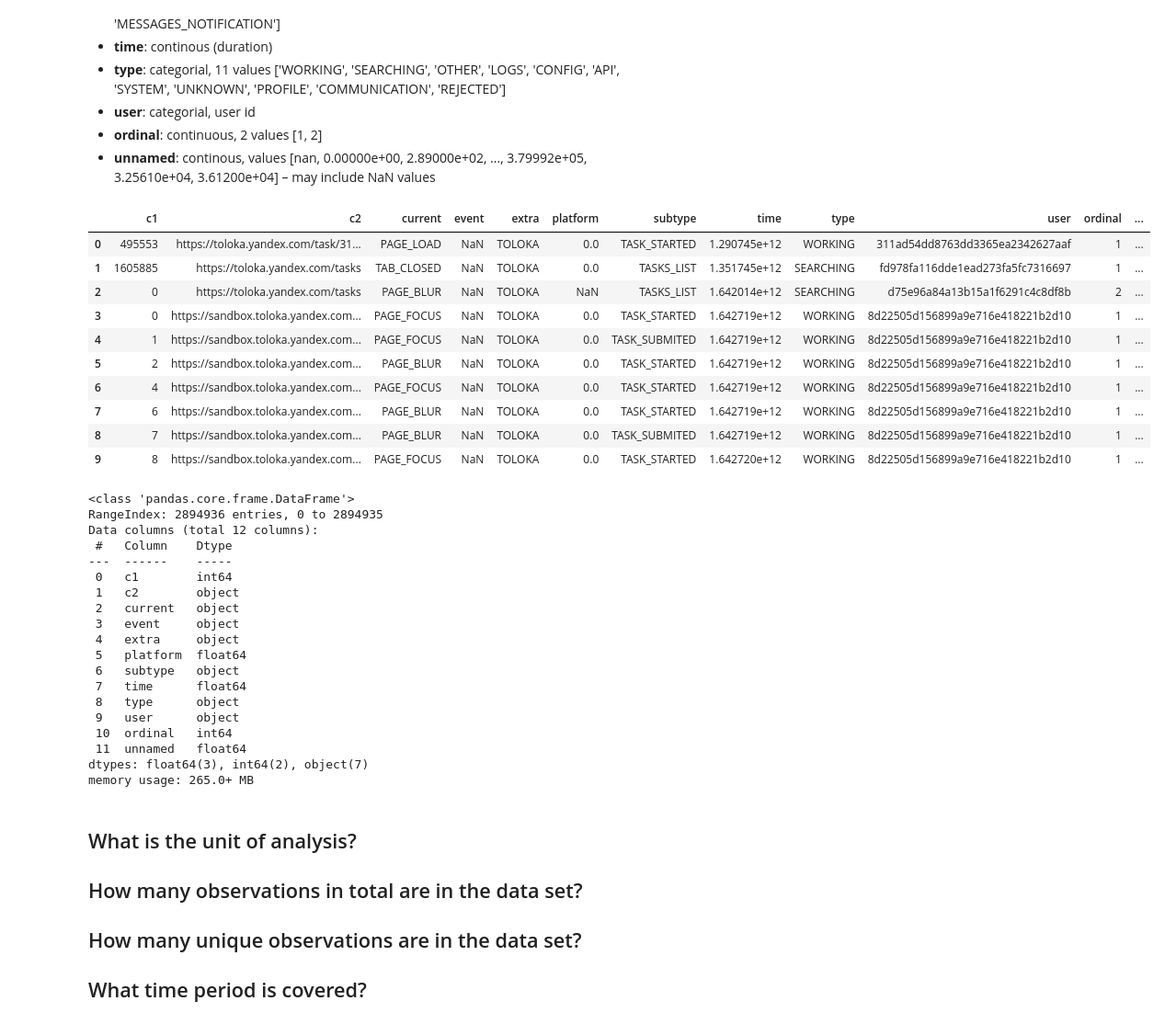
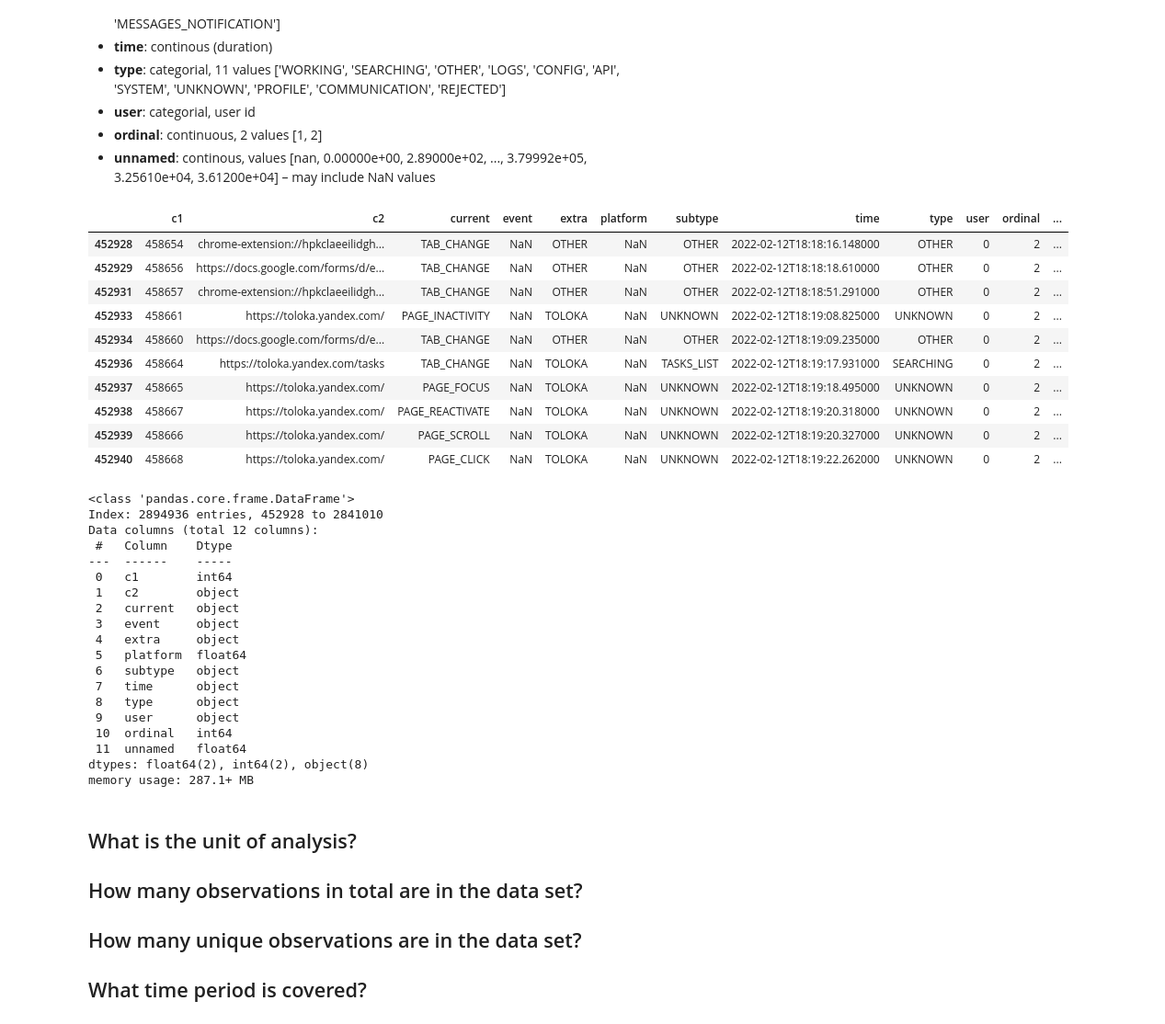
Before and after one commit to ztraboo/cpsc-6300-course-project, a Jupyter notebook: Checkpoint 1/online_workers_checkpoint1.ipynb, the cells around one changed output. Shown: that part at 92% size. Saved outputs shown, nothing was run; the diff lists cells and outputs as text; code cells hidden in the pictures.

Commit message:
Added in data converter for epoch timestamp to datetime and sorted the dataframe by this time.

```diff
--- a/Checkpoint 1/online_workers_checkpoint1.ipynb
+++ b/Checkpoint 1/online_workers_checkpoint1.ipynb
@@ -59,3 +59,19 @@ from sklearn.metrics import auc
 from sklearn.metrics import mean_squared_error
 
 import warnings
+# %%
+from datetime import datetime
+
+# Generic functions for cleaning the data
+def convert_epoch_time_to_datetime(epoch_time: int):
+    """
+    Takes an epoch timestamp and converts it to datetime format
+    Ref:
+    https://www.pythonforbeginners.com/basics/convert-epoch-to-datetime-in-python
+    https://stackoverflow.com/questions/49710963/converting-13-digit-unixtime-in-ms-to-timestamp-in-python
+    """
+    # Divide by 1,000 to remove ms time
+    return datetime.fromtimestamp(int(epoch_time)/1000).isoformat()
+
+# Testing the epoch time conversion
+# print(convert_epoch_time_to_datetime(1588994215395))
@@ -273,30 +293,36 @@ We read in and clean the data from `toloka_telemetry_db.csv`.
 # %%
 # Define columns for data
 columns = ['c1', 'c2', 'current', 'event', 'extra', 'platform', 'subtype', 'time', 'type', 'user', 'ordinal', 'unnamed']
 
 # Read the data into a dataframe (this has a header so remove row 0)
 df_toloka = pd.read_csv("../data/toloka_telemetry_db.csv", encoding='utf-8', header=0, names=columns)
 
+# Convert the epoch timestamp to datetime
+df_toloka['time']=df_toloka.time.map(convert_epoch_time_to_datetime)
+
+# Sort by user then by time
+df_toloka = df_toloka.sort_values(by=['user', 'time'], ascending=[True, True])
+
 #Examine the first few rows of the dataframe
 df_toloka.head(10)
 # %% [output]
 |  | c1 | c2 | current | event | extra | platform | subtype | time | type | user | ordinal | ... |
-| 0 | 495553 | https://toloka.yandex.com/task/31... | PAGE_LOAD | NaN | TOLOKA | 0.0 | TASK_STARTED | 1.290745e+12 | WORKING | 311ad54dd8763dd3365ea2342627aaf | 1 | ... |
-| 1 | 1605885 | https://toloka.yandex.com/tasks | TAB_CLOSED | NaN | TOLOKA | 0.0 | TASKS_LIST | 1.351745e+12 | SEARCHING | fd978fa116dde1ead273fa5fc7316697 | 1 | ... |
-| 2 | 0 | https://toloka.yandex.com/tasks | PAGE_BLUR | NaN | TOLOKA | NaN | TASKS_LIST | 1.642014e+12 | SEARCHING | d75e96a84a13b15a1f6291c4c8df8b | 2 | ... |
-| 3 | 0 | https://sandbox.toloka.yandex.com... | PAGE_FOCUS | NaN | TOLOKA | 0.0 | TASK_STARTED | 1.642719e+12 | WORKING | 8d22505d156899a9e716e418221b2d10 | 1 | ... |
-| 4 | 1 | https://sandbox.toloka.yandex.com... | PAGE_FOCUS | NaN | TOLOKA | 0.0 | TASK_SUBMITED | 1.642719e+12 | WORKING | 8d22505d156899a9e716e418221b2d10 | 1 | ... |
-| 5 | 2 | https://sandbox.toloka.yandex.com... | PAGE_BLUR | NaN | TOLOKA | 0.0 | TASK_STARTED | 1.642719e+12 | WORKING | 8d22505d156899a9e716e418221b2d10 | 1 | ... |
-| 6 | 4 | https://sandbox.toloka.yandex.com... | PAGE_FOCUS | NaN | TOLOKA | 0.0 | TASK_STARTED | 1.642719e+12 | WORKING | 8d22505d156899a9e716e418221b2d10 | 1 | ... |
-| 7 | 6 | https://sandbox.toloka.yandex.com... | PAGE_BLUR | NaN | TOLOKA | 0.0 | TASK_STARTED | 1.642719e+12 | WORKING | 8d22505d156899a9e716e418221b2d10 | 1 | ... |
-| 8 | 7 | https://sandbox.toloka.yandex.com... | PAGE_BLUR | NaN | TOLOKA | 0.0 | TASK_SUBMITED | 1.642719e+12 | WORKING | 8d22505d156899a9e716e418221b2d10 | 1 | ... |
-| 9 | 8 | https://sandbox.toloka.yandex.com... | PAGE_FOCUS | NaN | TOLOKA | 0.0 | TASK_STARTED | 1.642720e+12 | WORKING | 8d22505d156899a9e716e418221b2d10 | 1 | ... |
+| 452928 | 458654 | chrome-extension://hpkclaeeilidgh... | TAB_CHANGE | NaN | OTHER | NaN | OTHER | 2022-02-12T18:18:16.148000 | OTHER | 0 | 2 | ... |
+| 452929 | 458656 | https://docs.google.com/forms/d/e... | TAB_CHANGE | NaN | OTHER | NaN | OTHER | 2022-02-12T18:18:18.610000 | OTHER | 0 | 2 | ... |
+| 452931 | 458657 | chrome-extension://hpkclaeeilidgh... | TAB_CHANGE | NaN | OTHER | NaN | OTHER | 2022-02-12T18:18:51.291000 | OTHER | 0 | 2 | ... |
+| 452933 | 458661 | https://toloka.yandex.com/ | PAGE_INACTIVITY | NaN | TOLOKA | NaN | UNKNOWN | 2022-02-12T18:19:08.825000 | UNKNOWN | 0 | 2 | ... |
+| 452934 | 458660 | https://docs.google.com/forms/d/e... | TAB_CHANGE | NaN | OTHER | NaN | OTHER | 2022-02-12T18:19:09.235000 | OTHER | 0 | 2 | ... |
+| 452936 | 458664 | https://toloka.yandex.com/tasks | TAB_CHANGE | NaN | TOLOKA | NaN | TASKS_LIST | 2022-02-12T18:19:17.931000 | SEARCHING | 0 | 2 | ... |
+| 452937 | 458665 | https://toloka.yandex.com/ | PAGE_FOCUS | NaN | TOLOKA | NaN | UNKNOWN | 2022-02-12T18:19:18.495000 | UNKNOWN | 0 | 2 | ... |
+| 452938 | 458667 | https://toloka.yandex.com/ | PAGE_REACTIVATE | NaN | TOLOKA | NaN | UNKNOWN | 2022-02-12T18:19:20.318000 | UNKNOWN | 0 | 2 | ... |
+| 452939 | 458666 | https://toloka.yandex.com/ | PAGE_SCROLL | NaN | TOLOKA | NaN | UNKNOWN | 2022-02-12T18:19:20.327000 | UNKNOWN | 0 | 2 | ... |
+| 452940 | 458668 | https://toloka.yandex.com/ | PAGE_CLICK | NaN | TOLOKA | NaN | UNKNOWN | 2022-02-12T18:19:22.262000 | UNKNOWN | 0 | 2 | ... |
 # %%
 # Look at the features
 df_toloka.info()
 # %% [output]
 <class 'pandas.core.frame.DataFrame'>
-RangeIndex: 2894936 entries, 0 to 2894935
+Index: 2894936 entries, 452928 to 2841010
 Data columns (total 12 columns):
  #   Column    Dtype
 ---  ------    -----
@@ -307,13 +333,13 @@ Data columns (total 12 columns):
  4   extra     object
  5   platform  float64
  6   subtype   object
- 7   time      float64
+ 7   time      object
  8   type      object
  9   user      object
  10  ordinal   int64
  11  unnamed   float64
-dtypes: float64(3), int64(2), object(7)
-memory usage: 265.0+ MB
+dtypes: float64(2), int64(2), object(8)
+memory usage: 287.1+ MB
 # %%
 # Output continuous/categorical columns to see what the data has.
 
```
Also changed, not shown: parts of 5 cells of this notebook, 4 other files.
